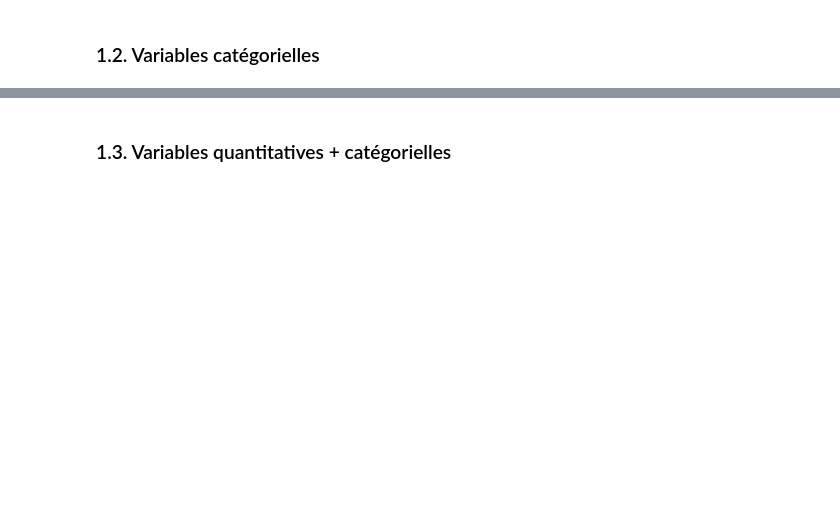
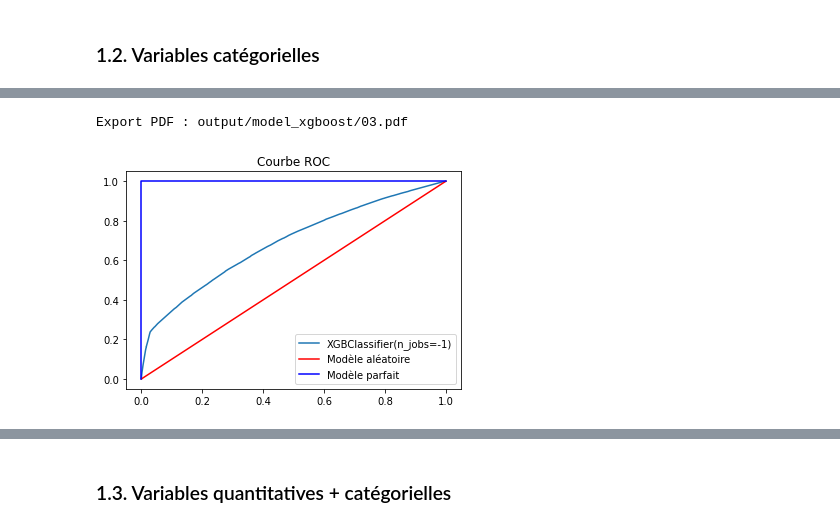
Before and after one commit to baptiste-pasquier/statapp, a Jupyter notebook: model_xgboost.ipynb, the cells around one changed output, grey strips where cells are left out. Drawn from its saved outputs; the diff is of its cells as text; code cells hidden in the pictures; blank space fills up the shorter version.

```diff
--- a/model_xgboost.ipynb
+++ b/model_xgboost.ipynb
@@ -65,5 +124,8 @@ m.show_metrics_score()
 # %%
-m.show_ROC()
+m.show_ROC(pdf=pdf)
+# %% [output]
+Export PDF : output/model_xgboost/03.pdf
+[figure, added]
 # %%
 fig, ax = plt.subplots(figsize=(10, 8))
 m.plot_importance(ax=ax)
```
Also changed, not shown: parts of 73 cells of this notebook, 36 other files.
